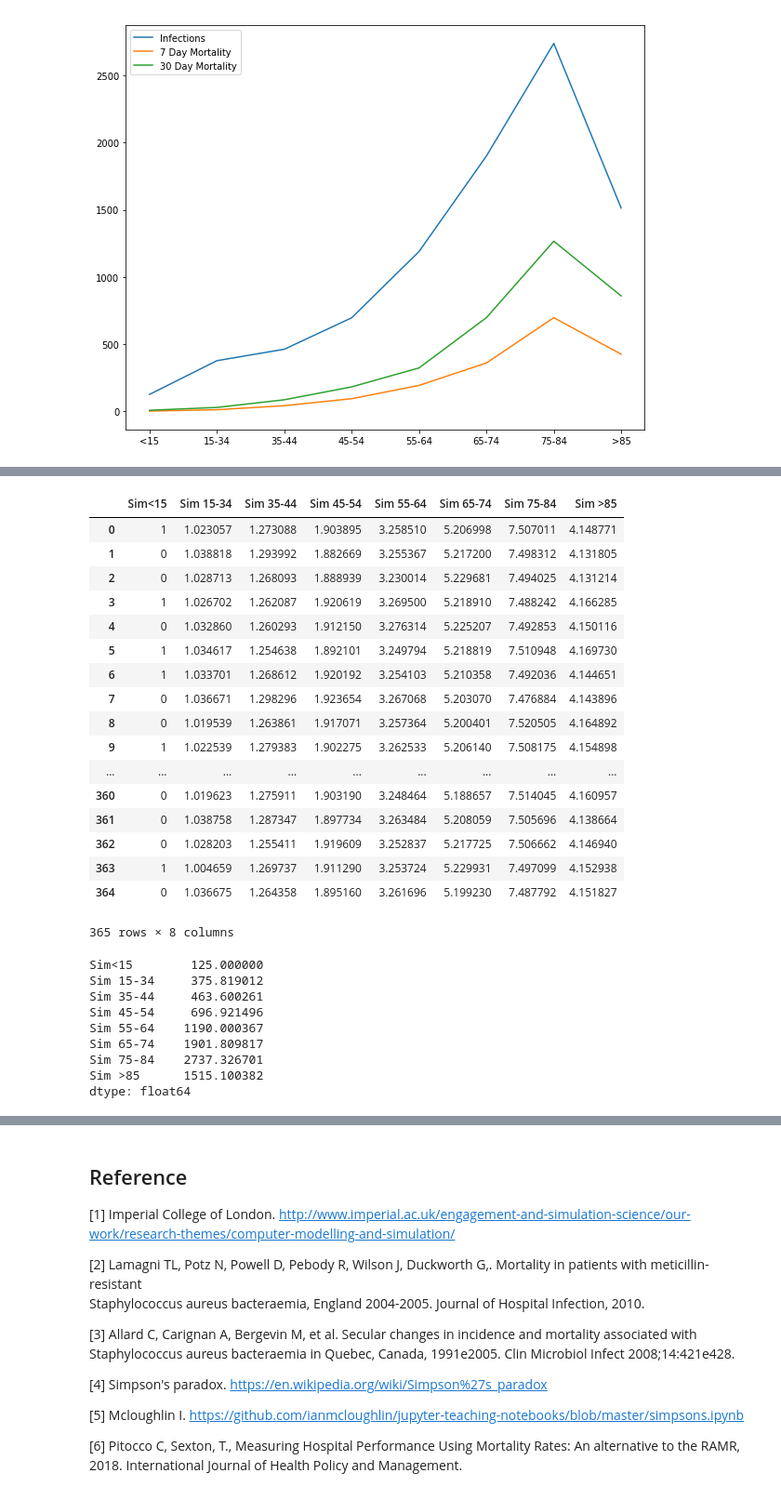
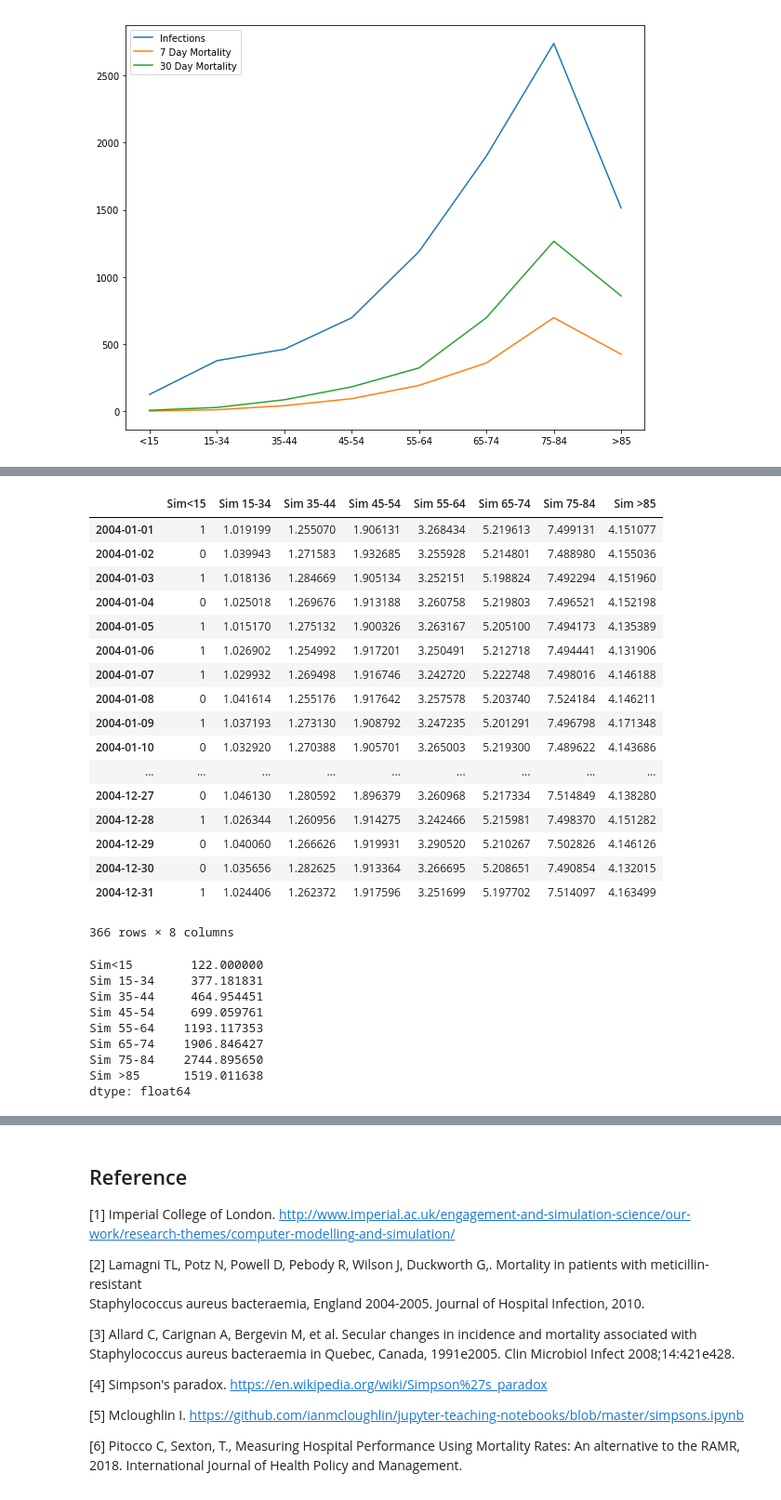
Before and after one commit to NurseQ/Simulation-Project-for-Programming-for-Data-Analysis-, a Jupyter notebook: Simulation Project.ipynb, the cells around one changed output, grey strips where cells are left out. Shown at 93% size. Saved outputs shown, nothing was run; the diff lists cells and outputs as text; code cells hidden in the pictures.

```diff
--- a/Simulation Project.ipynb
+++ b/Simulation Project.ipynb
@@ -441,39 +463,38 @@ ageMort
 # %%
-# Simulated data for Infections according to age per year and 7 and 30 day mortality
+# Simulated data for Infections according to age per year
 
-# The <15 category uses the binomial distribution
-# For the rest, the normal distribution is used instead
-a = pd.DataFrame({'Sim<15': np.random.binomial(1, .35, 365), 'Sim 15-34': np.random.normal(1.03, 0.01, 365), 'Sim 35-44': np.random.normal(1.27, 0.01, 365), 'Sim 45-54': np.random.normal(1.91, 0.01, 365), 'Sim 55-64': np.random.normal(3.26, 0.01, 365), 'Sim 65-74':np.random.normal(5.21, 0.01, 365), 'Sim 75-84': np.random.normal(7.5, 0.01, 365), 'Sim >85': np.random.normal(4.15, 0.01, 365) })
+age = pd.DataFrame({'Sim<15': np.random.binomial(1, .35, 366), 'Sim 15-34': np.random.normal(1.03, 0.01, 366), 'Sim 35-44': np.random.normal(1.27, 0.01, 366), 'Sim 45-54': np.random.normal(1.91, 0.01, 366), 'Sim 55-64': np.random.normal(3.26, 0.01, 366), 'Sim 65-74':np.random.normal(5.21, 0.01, 366), 'Sim 75-84': np.random.normal(7.5, 0.01, 366), 'Sim >85': np.random.normal(4.15, 0.01, 366) })
+infections_age_year = age.set_index(dateRng)
-# %%
-a
-# %% [output]
-|  | Sim<15 | Sim 15-34 | Sim 35-44 | Sim 45-54 | Sim 55-64 | Sim 65-74 | Sim 75-84 | Sim >85 |
-| 0 | 1 | 1.023057 | 1.273088 | 1.903895 | 3.258510 | 5.206998 | 7.507011 | 4.148771 |
-| 1 | 0 | 1.038818 | 1.293992 | 1.882669 | 3.255367 | 5.217200 | 7.498312 | 4.131805 |
-| 2 | 0 | 1.028713 | 1.268093 | 1.888939 | 3.230014 | 5.229681 | 7.494025 | 4.131214 |
-| 3 | 1 | 1.026702 | 1.262087 | 1.920619 | 3.269500 | 5.218910 | 7.488242 | 4.166285 |
-| 4 | 0 | 1.032860 | 1.260293 | 1.912150 | 3.276314 | 5.225207 | 7.492853 | 4.150116 |
-| 5 | 1 | 1.034617 | 1.254638 | 1.892101 | 3.249794 | 5.218819 | 7.510948 | 4.169730 |
-| 6 | 1 | 1.033701 | 1.268612 | 1.920192 | 3.254103 | 5.210358 | 7.492036 | 4.144651 |
-| 7 | 0 | 1.036671 | 1.298296 | 1.923654 | 3.267068 | 5.203070 | 7.476884 | 4.143896 |
-| 8 | 0 | 1.019539 | 1.263861 | 1.917071 | 3.257364 | 5.200401 | 7.520505 | 4.164892 |
-| 9 | 1 | 1.022539 | 1.279383 | 1.902275 | 3.262533 | 5.206140 | 7.508175 | 4.154898 |
-| ... | ... | ... | ... | ... | ... | ... | ... | ... |
-| 360 | 0 | 1.019623 | 1.275911 | 1.903190 | 3.248464 | 5.188657 | 7.514045 | 4.160957 |
-| 361 | 0 | 1.038758 | 1.287347 | 1.897734 | 3.263484 | 5.208059 | 7.505696 | 4.138664 |
-| 362 | 0 | 1.028203 | 1.255411 | 1.919609 | 3.252837 | 5.217725 | 7.506662 | 4.146940 |
-| 363 | 1 | 1.004659 | 1.269737 | 1.911290 | 3.253724 | 5.229931 | 7.497099 | 4.152938 |
-| 364 | 0 | 1.036675 | 1.264358 | 1.895160 | 3.261696 | 5.199230 | 7.487792 | 4.151827 |
-365 rows × 8 columns
+# %%
+infections_age_year
+# %% [output]
+|  | Sim<15 | Sim 15-34 | Sim 35-44 | Sim 45-54 | Sim 55-64 | Sim 65-74 | Sim 75-84 | Sim >85 |
+| 2004-01-01 | 1 | 1.019199 | 1.255070 | 1.906131 | 3.268434 | 5.219613 | 7.499131 | 4.151077 |
+| 2004-01-02 | 0 | 1.039943 | 1.271583 | 1.932685 | 3.255928 | 5.214801 | 7.488980 | 4.155036 |
+| 2004-01-03 | 1 | 1.018136 | 1.284669 | 1.905134 | 3.252151 | 5.198824 | 7.492294 | 4.151960 |
+| 2004-01-04 | 0 | 1.025018 | 1.269676 | 1.913188 | 3.260758 | 5.219803 | 7.496521 | 4.152198 |
+| 2004-01-05 | 1 | 1.015170 | 1.275132 | 1.900326 | 3.263167 | 5.205100 | 7.494173 | 4.135389 |
+| 2004-01-06 | 1 | 1.026902 | 1.254992 | 1.917201 | 3.250491 | 5.212718 | 7.494441 | 4.131906 |
+| 2004-01-07 | 1 | 1.029932 | 1.269498 | 1.916746 | 3.242720 | 5.222748 | 7.498016 | 4.146188 |
+| 2004-01-08 | 0 | 1.041614 | 1.255176 | 1.917642 | 3.257578 | 5.203740 | 7.524184 | 4.146211 |
+| 2004-01-09 | 1 | 1.037193 | 1.273130 | 1.908792 | 3.247235 | 5.201291 | 7.496798 | 4.171348 |
+| 2004-01-10 | 0 | 1.032920 | 1.270388 | 1.905701 | 3.265003 | 5.219300 | 7.489622 | 4.143686 |
+| ... | ... | ... | ... | ... | ... | ... | ... | ... |
+| 2004-12-27 | 0 | 1.046130 | 1.280592 | 1.896379 | 3.260968 | 5.217334 | 7.514849 | 4.138280 |
+| 2004-12-28 | 1 | 1.026344 | 1.260956 | 1.914275 | 3.242466 | 5.215981 | 7.498370 | 4.151282 |
+| 2004-12-29 | 0 | 1.040060 | 1.266626 | 1.919931 | 3.290520 | 5.210267 | 7.502826 | 4.146126 |
+| 2004-12-30 | 0 | 1.035656 | 1.282625 | 1.913364 | 3.266695 | 5.208651 | 7.490854 | 4.132015 |
+| 2004-12-31 | 1 | 1.024406 | 1.262372 | 1.917596 | 3.251699 | 5.197702 | 7.514097 | 4.163499 |
+366 rows × 8 columns
 # %%
-a.sum()
+infections_age_year.sum()
 # %% [output]
-Sim<15        125.000000
-Sim 15-34     375.819012
-Sim 35-44     463.600261
-Sim 45-54     696.921496
-Sim 55-64    1190.000367
-Sim 65-74    1901.809817
-Sim 75-84    2737.326701
-Sim >85      1515.100382
+Sim<15        122.000000
+Sim 15-34     377.181831
+Sim 35-44     464.954451
+Sim 45-54     699.059761
+Sim 55-64    1193.117353
+Sim 65-74    1906.846427
+Sim 75-84    2744.895650
+Sim >85      1519.011638
 dtype: float64
```
Also changed, not shown: parts of 25 cells of this notebook.
